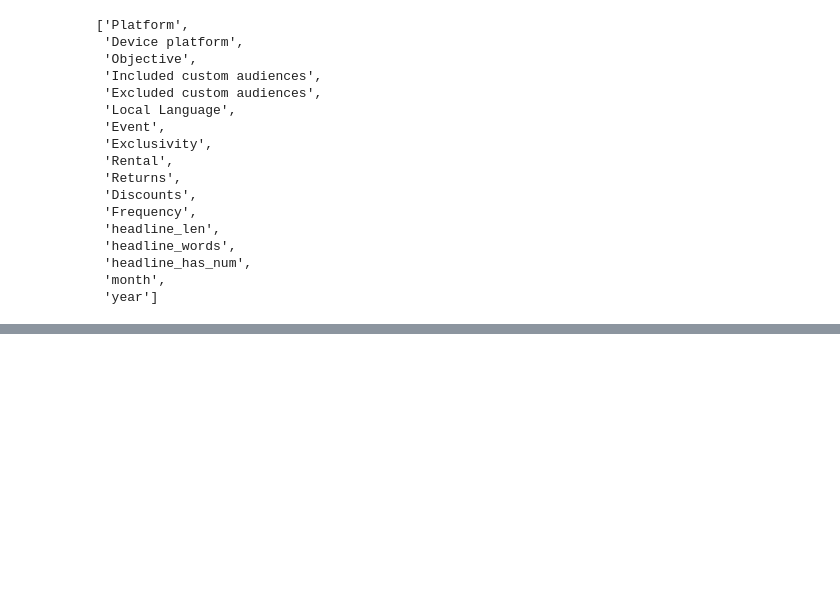
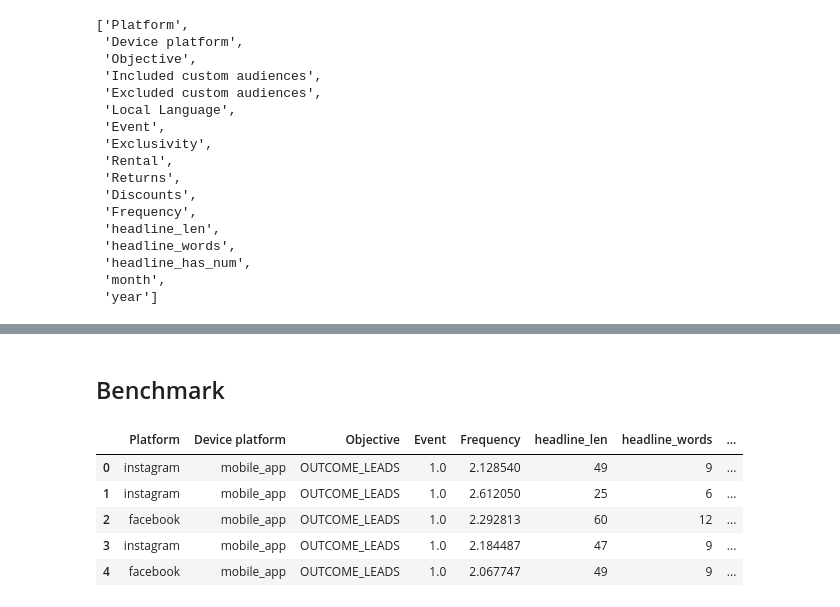
Before and after one commit to NicholasTYD/CS5284_Project, a Jupyter notebook: CS5284_Project.ipynb, the cells around one changed output, grey strips where cells are left out. Saved outputs shown, nothing was run; the diff lists cells and outputs as text; code cells hidden in the pictures; blank space fills up the shorter version.

```diff
--- a/CS5284_Project.ipynb
+++ b/CS5284_Project.ipynb
@@ -55,7 +78,7 @@ min_label_count = 50
 # %% [markdown]
 ## Data Preprocessing
 # %%
-platform_df = pd.read_excel(data_path, sheet_name=sheets_for_comparison[0])
+platform_df = raw_df.copy()
 # age_gender_df = pd.read_excel(data_path, sheet_name=sheets_for_comparison[1])
 # %%
 def clean_platform_data(df):
@@ -268,12 +289,20 @@ from sentence_transformers import SentenceTransformer
 
 # Load the model
 sentence_tranformer_model = SentenceTransformer("Qwen/Qwen3-Embedding-0.6B")
-fe_platform_df[fe_platform_df['headline'] == 'nan'] = '' # Replace nan in headline with empty string
+def generate_headline_embeddings(df, embedding_length=1024, normalize_embeddings=False):
+  '''
+  Converts a headline into an embedding vector, using that above model. The embeddings are added as new columns into the dataframe.
+  '''
+  df = df.copy()
+  query_embeddings = sentence_tranformer_model.encode(df['headline'], convert_to_numpy=True, truncate_dim=embedding_length) # You can make the dim much smaller just in case training takes forever
+  embed_cols = [f"hl_embed_{i}" for i in range(query_embeddings.shape[1])]
+  embed_df = pd.DataFrame(query_embeddings, columns=embed_cols)
 
-query_embeddings = sentence_tranformer_model.encode(fe_platform_df['headline'], normalize_embeddings=True, truncate_dim=32, convert_to_numpy=True) # Make the dim much much smaller just in case training takes forever
-embed_cols = [f"embed_{i}" for i in range(query_embeddings.shape[1])]
-embed_df = pd.DataFrame(query_embeddings, columns=embed_cols)
+  # Drop embed_cols if exist to prevent this cell from appending the embed multiple times even when the cell is ran multiple times
+  df = df.drop(columns=[c for c in df if c.startswith("hl_embed_")], errors="ignore")
+  df = pd.concat([df, embed_df], axis=1)
+  return df
 
-# Drop embed_cols if exist to prevent this cell from appending the embed multiple times even when the cell is ran multiple times
-fe_platform_df = fe_platform_df.drop(columns=[c for c in fe_platform_df if c.startswith("embed_")], errors="ignore")
-fe_platform_df = pd.concat([fe_platform_df, embed_df], axis=1)
+# Generate a series of embeddings for the headline
+fe_platform_df.loc[fe_platform_df['headline'].isna(), 'headline'] = '' # Replace nan in headline with empty string
+fe_platform_df = generate_headline_embeddings(fe_platform_df, embedding_length=32)
@@ -485,0 +530,9 @@ df[Features_to_utilise]
+# %%
+for c in [
+    "Platform","Device platform","Objective",
+    "Local Language","Event","Exclusivity","Rental","Returns","Discounts",
+    "Frequency","headline_len","headline_words","headline_has_num",
+] :
+  print("/////////////////")
+  print(f'NaN Count: {df[c].isna().sum()}')
+  display(df[c].value_counts())
@@ -485,0 +575,21 @@ df[Features_to_utilise]
+# %% [markdown]
+## Benchmark
+# %%
+bm_kmeans_features = [
+    "Platform","Device platform","Objective",
+    # "Included custom audiences","Excluded custom audiences", <= Omitted cuz they're strings
+    # "Local Language", "Exclusivity","Rental","Returns","Discounts", # <= Omitted cuz too much nan
+    "Event", "Frequency","headline_len","headline_words","headline_has_num", # 'CPL'
+] \
++ [c for c in ["month","year"] if c in fe_platform_df.columns] # for seasonality
+# + [c for c in fe_platform_df.columns if c.startswith('hl_embed_')] <= Tried this but no improvement
+
+bm_kmeans_df = fe_platform_df[bm_kmeans_features]
+bm_kmeans_df.head()
+# %% [output]
+|  | Platform | Device platform | Objective | Event | Frequency | headline_len | headline_words | ... |
+| 0 | instagram | mobile_app | OUTCOME_LEADS | 1.0 | 2.128540 | 49 | 9 | ... |
+| 1 | instagram | mobile_app | OUTCOME_LEADS | 1.0 | 2.612050 | 25 | 6 | ... |
+| 2 | facebook | mobile_app | OUTCOME_LEADS | 1.0 | 2.292813 | 60 | 12 | ... |
+| 3 | instagram | mobile_app | OUTCOME_LEADS | 1.0 | 2.184487 | 47 | 9 | ... |
+| 4 | facebook | mobile_app | OUTCOME_LEADS | 1.0 | 2.067747 | 49 | 9 | ... |
```
Also changed, not shown: parts of 14 cells of this notebook.
